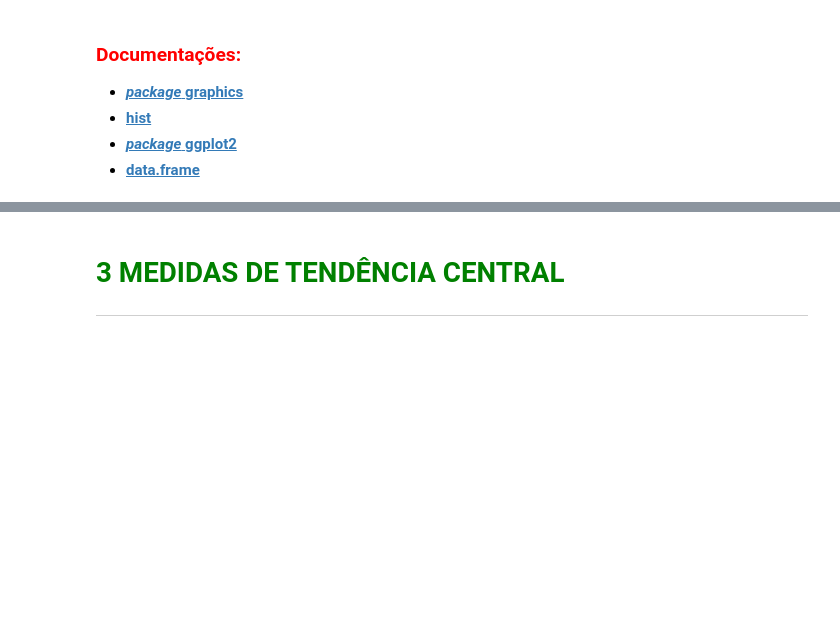
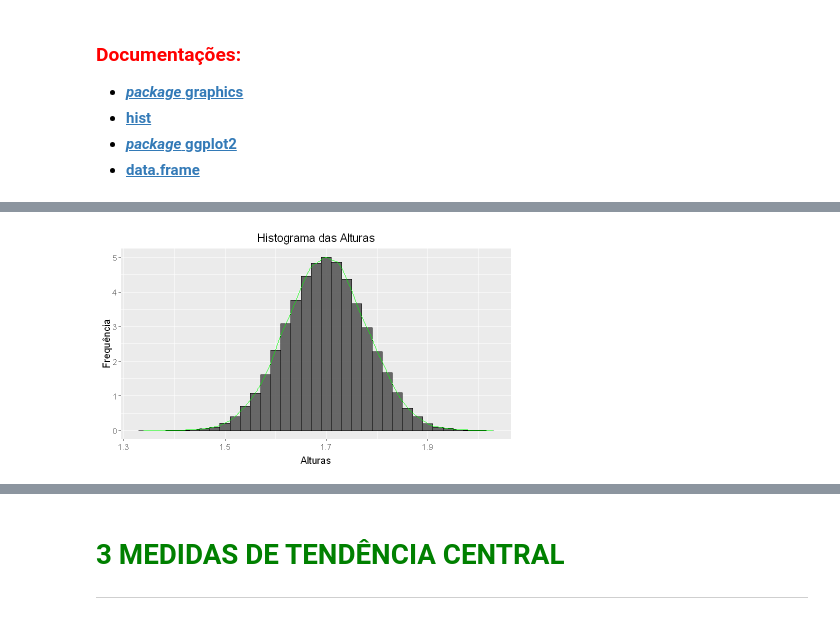
Before and after one commit to reihtw/Estatistica-R, a Jupyter notebook: 1 - Conceitos iniciais de estatísistica/frequencias-e-medidas/Curso_de_Estatística_Parte_1.ipynb, the cells around one changed output, grey strips where cells are left out. Drawn from its saved outputs; the diff is of its cells as text; code cells hidden in the pictures; blank space fills up the shorter version.

```diff
--- a/1 - Conceitos iniciais de estatísistica/frequencias-e-medidas/Curso_de_Estatística_Parte_1.ipynb
+++ b/1 - Conceitos iniciais de estatísistica/frequencias-e-medidas/Curso_de_Estatística_Parte_1.ipynb
@@ -588,8 +799,18 @@ ggplot("#", aes(x = "#") +
+# %%
+formatos <- theme(
+        plot.title = element_text(size = 14, hjust = 0.5),
+        axis.title.y = element_text(size = 12, vjust = +0.2),
+        axis.title.x = element_text(size = 12, vjust = -0.2),
+        axis.text.y = element_text(size = 10),
+        axis.text.x = element_text(size = 10)
+    )
 # %%
-ggplot("#", aes(x = "#", y = "#")) +
+ggplot(dados, aes(x = Altura, y = ..density..)) +
     geom_histogram(binwidth = 0.02, color = "black", alpha = 0.9) +
     geom_density(color = 'green') +
     ylab("Frequência") +
     xlab("Alturas") +
     ggtitle('Histograma das Alturas') +
     formatos
+# %% [output]
+[figure, added]
```
Also changed, not shown: parts of 30 cells of this notebook.
